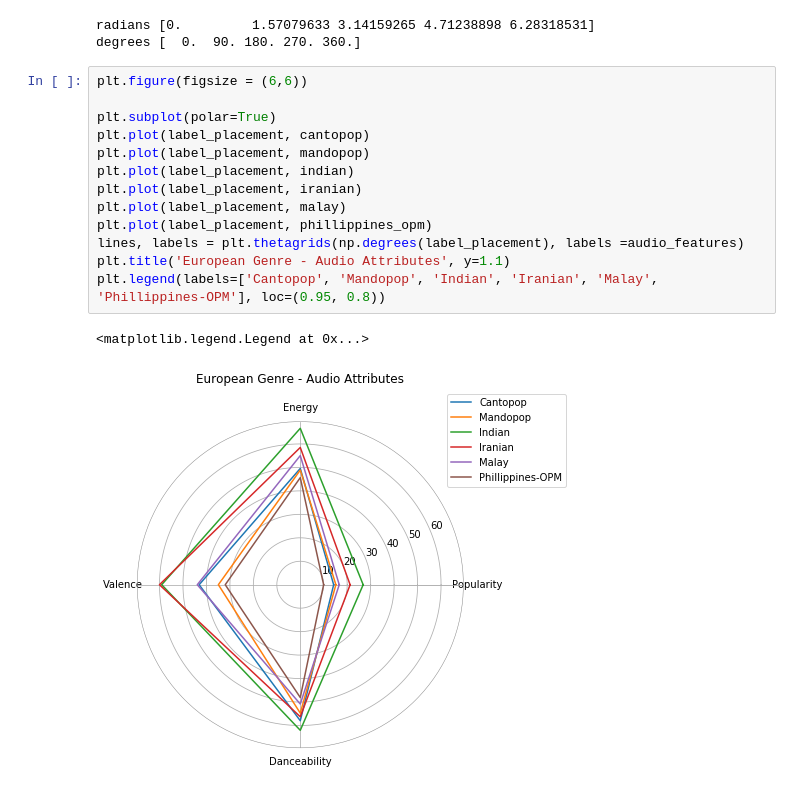
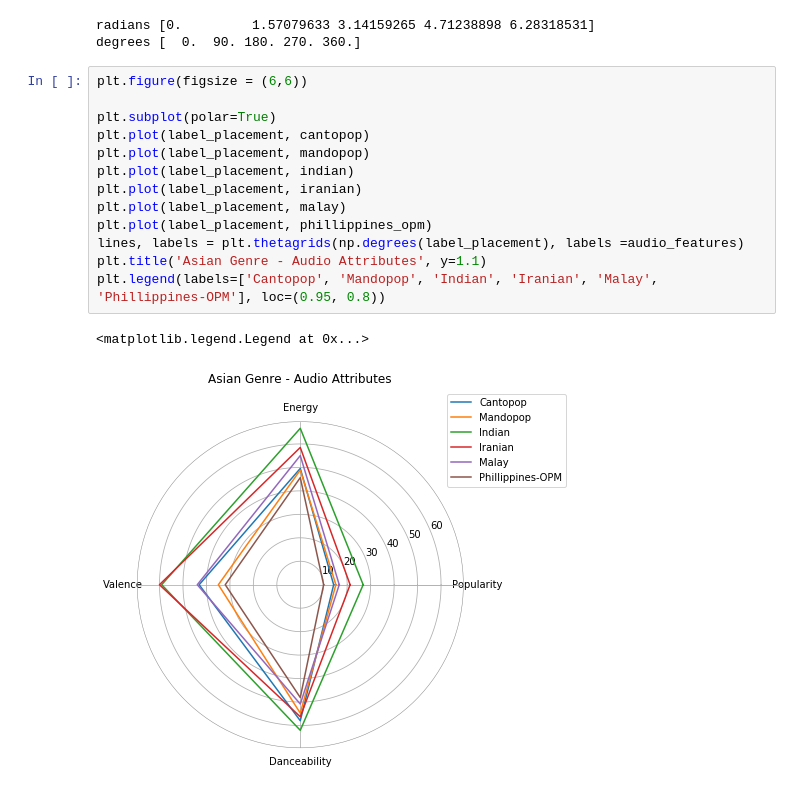
Before and after one commit to heesung80/Group_project_1, a Jupyter notebook: group_project/genre_random_will_edits.ipynb, the cells around one changed output. Drawn from its saved outputs; the diff is of its cells as text.

```diff
--- a/group_project/genre_random_will_edits.ipynb
+++ b/group_project/genre_random_will_edits.ipynb
@@ -378,16 +383,16 @@ degrees [  0.  90. 180. 270. 360.]
 # %%
 plt.figure(figsize = (6,6))
 
 plt.subplot(polar=True)
 plt.plot(label_placement, cantopop)
 plt.plot(label_placement, mandopop)
 plt.plot(label_placement, indian)
 plt.plot(label_placement, iranian)
 plt.plot(label_placement, malay)
 plt.plot(label_placement, phillippines_opm)
 lines, labels = plt.thetagrids(np.degrees(label_placement), labels =audio_features)
-plt.title('European Genre - Audio Attributes', y=1.1)
+plt.title('Asian Genre - Audio Attributes', y=1.1)
 plt.legend(labels=['Cantopop', 'Mandopop', 'Indian', 'Iranian', 'Malay', 'Phillippines-OPM'], loc=(0.95, 0.8))
 # %% [output]
 <matplotlib.legend.Legend at 0x...>
-[figure, old version]
+[figure, new version]
```
Also changed, not shown: parts of 8 cells of this notebook, 3 other files.
